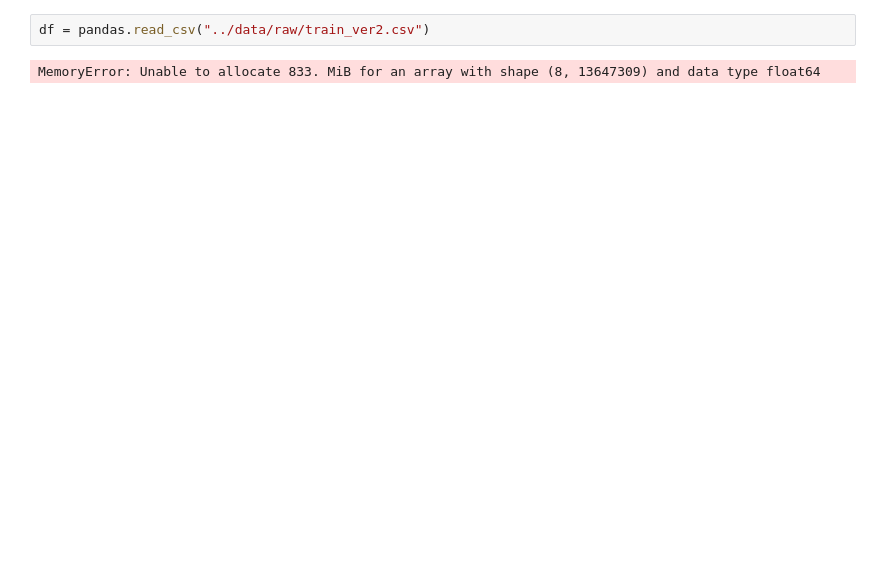
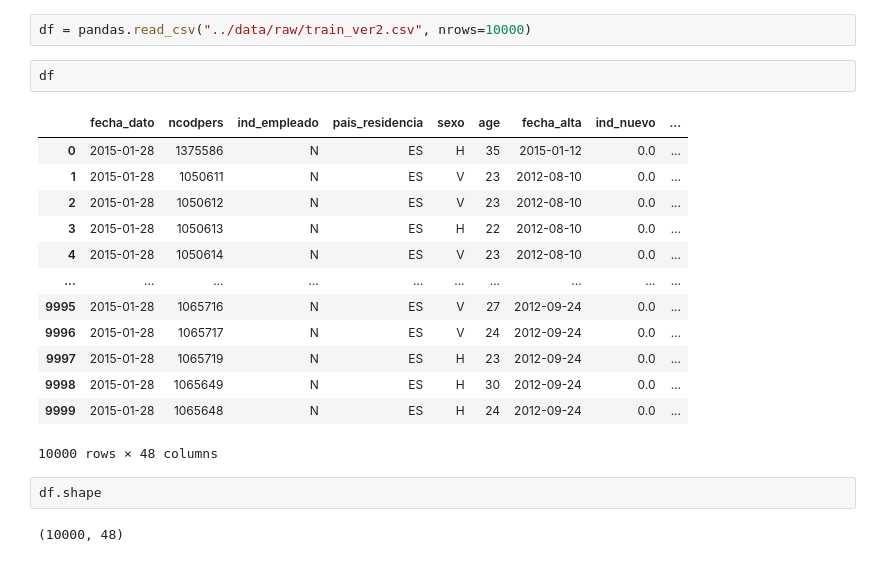
Before and after one commit to reshmapatil707/RecommendationSystem, a Jupyter notebook: notebooks/EDA.ipynb, the cells around one changed output. Saved outputs shown, nothing was run; the diff lists cells and outputs as text; blank space fills up the shorter version.

```diff
--- a/notebooks/EDA.ipynb
+++ b/notebooks/EDA.ipynb
@@ -3,4 +24,22 @@ import pandas
 # %%
-df = pandas.read_csv("../data/raw/train_ver2.csv")
+df = pandas.read_csv("../data/raw/train_ver2.csv", nrows=10000)
-# %% [output]
-MemoryError: Unable to allocate 833. MiB for an array with shape (8, 13647309) and data type float64
+# %%
+df
+# %% [output]
+|  | fecha_dato | ncodpers | ind_empleado | pais_residencia | sexo | age | fecha_alta | ind_nuevo | ... |
+| 0 | 2015-01-28 | 1375586 | N | ES | H | 35 | 2015-01-12 | 0.0 | ... |
+| 1 | 2015-01-28 | 1050611 | N | ES | V | 23 | 2012-08-10 | 0.0 | ... |
+| 2 | 2015-01-28 | 1050612 | N | ES | V | 23 | 2012-08-10 | 0.0 | ... |
+| 3 | 2015-01-28 | 1050613 | N | ES | H | 22 | 2012-08-10 | 0.0 | ... |
+| 4 | 2015-01-28 | 1050614 | N | ES | V | 23 | 2012-08-10 | 0.0 | ... |
+| ... | ... | ... | ... | ... | ... | ... | ... | ... | ... |
+| 9995 | 2015-01-28 | 1065716 | N | ES | V | 27 | 2012-09-24 | 0.0 | ... |
+| 9996 | 2015-01-28 | 1065717 | N | ES | V | 24 | 2012-09-24 | 0.0 | ... |
+| 9997 | 2015-01-28 | 1065719 | N | ES | H | 23 | 2012-09-24 | 0.0 | ... |
+| 9998 | 2015-01-28 | 1065649 | N | ES | H | 30 | 2012-09-24 | 0.0 | ... |
+| 9999 | 2015-01-28 | 1065648 | N | ES | H | 24 | 2012-09-24 | 0.0 | ... |
+10000 rows × 48 columns
+# %%
+df.shape
+# %% [output]
+(10000, 48)
```
Also changed, not shown: parts of 14 cells of this notebook, 8 other files.
